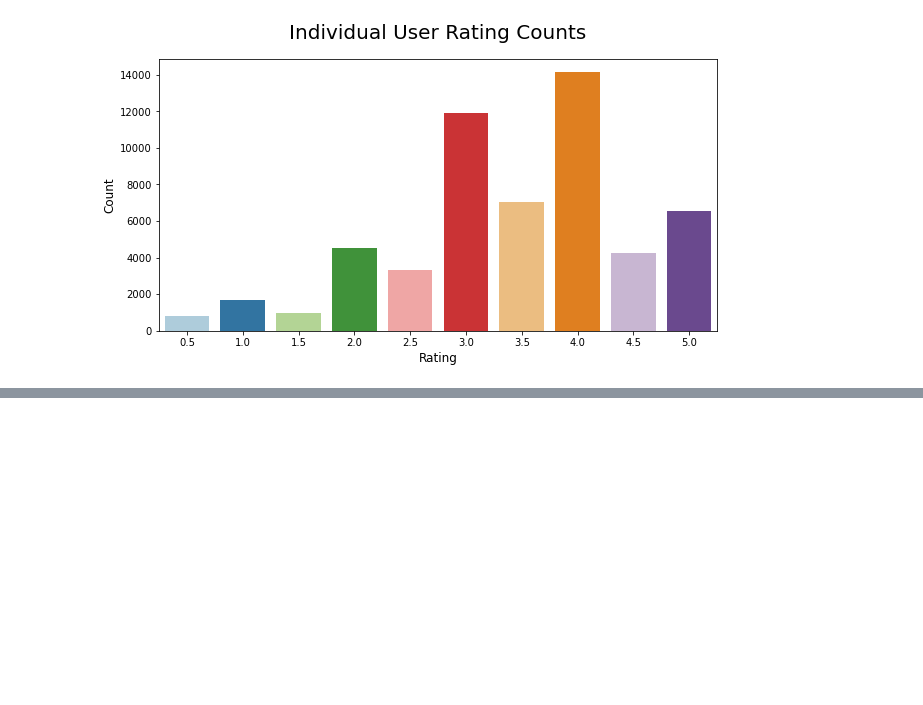
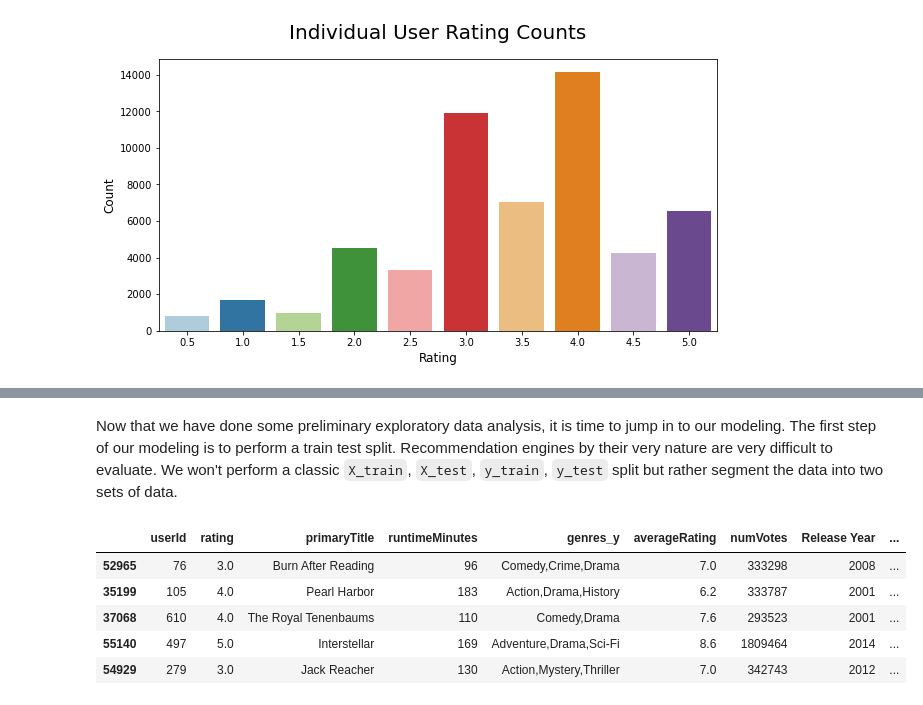
Before and after one commit to kevgross89/Apple-TV-Movie-Recommendation-Engine, a Jupyter notebook: What To Watch - Movie Recommendation Engine.ipynb, the cells around one changed output, grey strips where cells are left out. Drawn from its saved outputs; the diff is of its cells as text; code cells hidden in the pictures; blank space fills up the shorter version.

```diff
--- a/What To Watch - Movie Recommendation Engine.ipynb
+++ b/What To Watch - Movie Recommendation Engine.ipynb
@@ -727,0 +853,14 @@ Looking at our `movielens_imdb_wiki` dataframe, we can see that our ratings
+# %% [markdown]
+Now that we have done some preliminary exploratory data analysis, it is time to jump in to our modeling. The first step of our modeling is to perform a train test split. Recommendation engines by their very nature are very difficult to evaluate. We won't perform a classic `X_train`, `X_test`, `y_train`, `y_test` split but rather segment the data into two sets of data.
+# %%
+# Perform train test split with random_state = 32
+train_data, test_data = train_test_split(movielens_imdb_wiki, random_state=32)
+# %%
+train_data[15:20]
+# %% [output]
+|  | userId | rating | primaryTitle | runtimeMinutes | genres_y | averageRating | numVotes | Release Year | ... |
+| 52965 | 76 | 3.0 | Burn After Reading | 96 | Comedy,Crime,Drama | 7.0 | 333298 | 2008 | ... |
+| 35199 | 105 | 4.0 | Pearl Harbor | 183 | Action,Drama,History | 6.2 | 333787 | 2001 | ... |
+| 37068 | 610 | 4.0 | The Royal Tenenbaums | 110 | Comedy,Drama | 7.6 | 293523 | 2001 | ... |
+| 55140 | 497 | 5.0 | Interstellar | 169 | Adventure,Drama,Sci-Fi | 8.6 | 1809464 | 2014 | ... |
+| 54929 | 279 | 3.0 | Jack Reacher | 130 | Action,Mystery,Thriller | 7.0 | 342743 | 2012 | ... |
```
Also changed, not shown: parts of 19 cells of this notebook.
